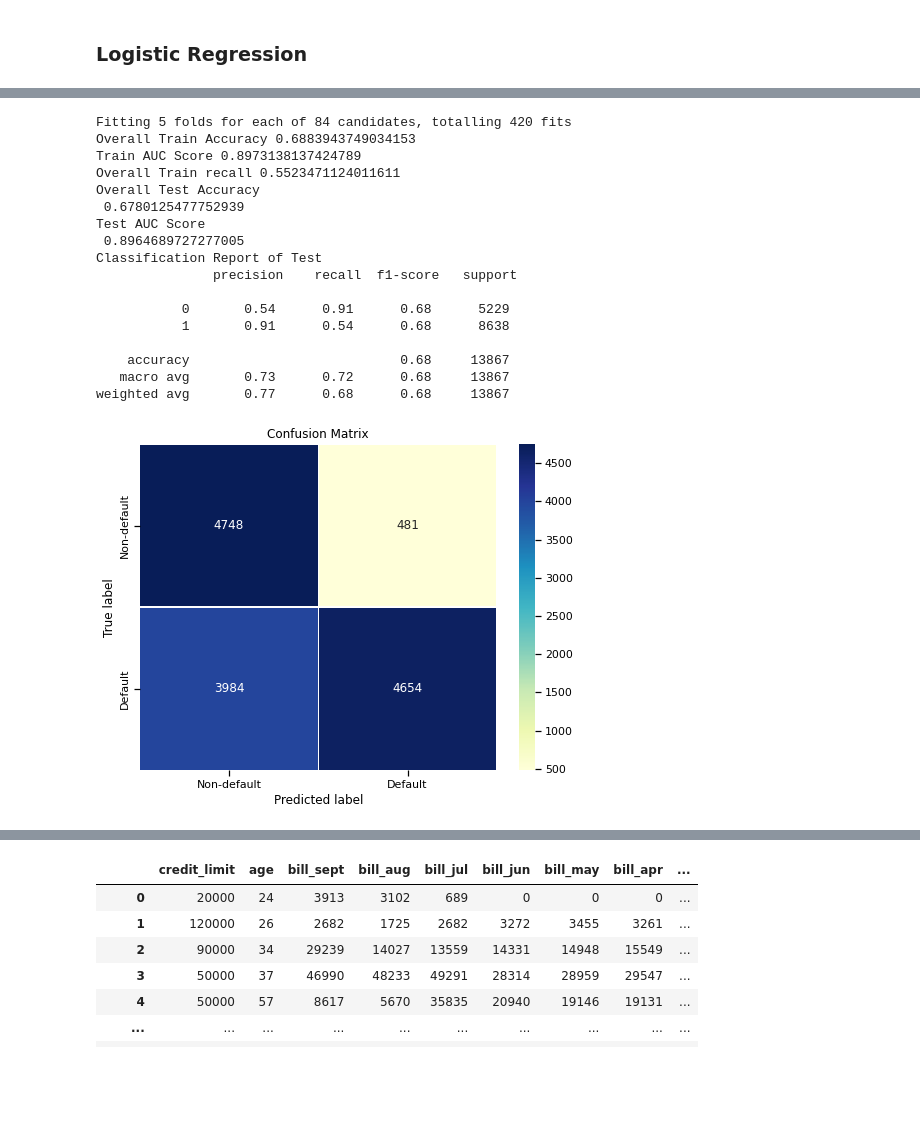
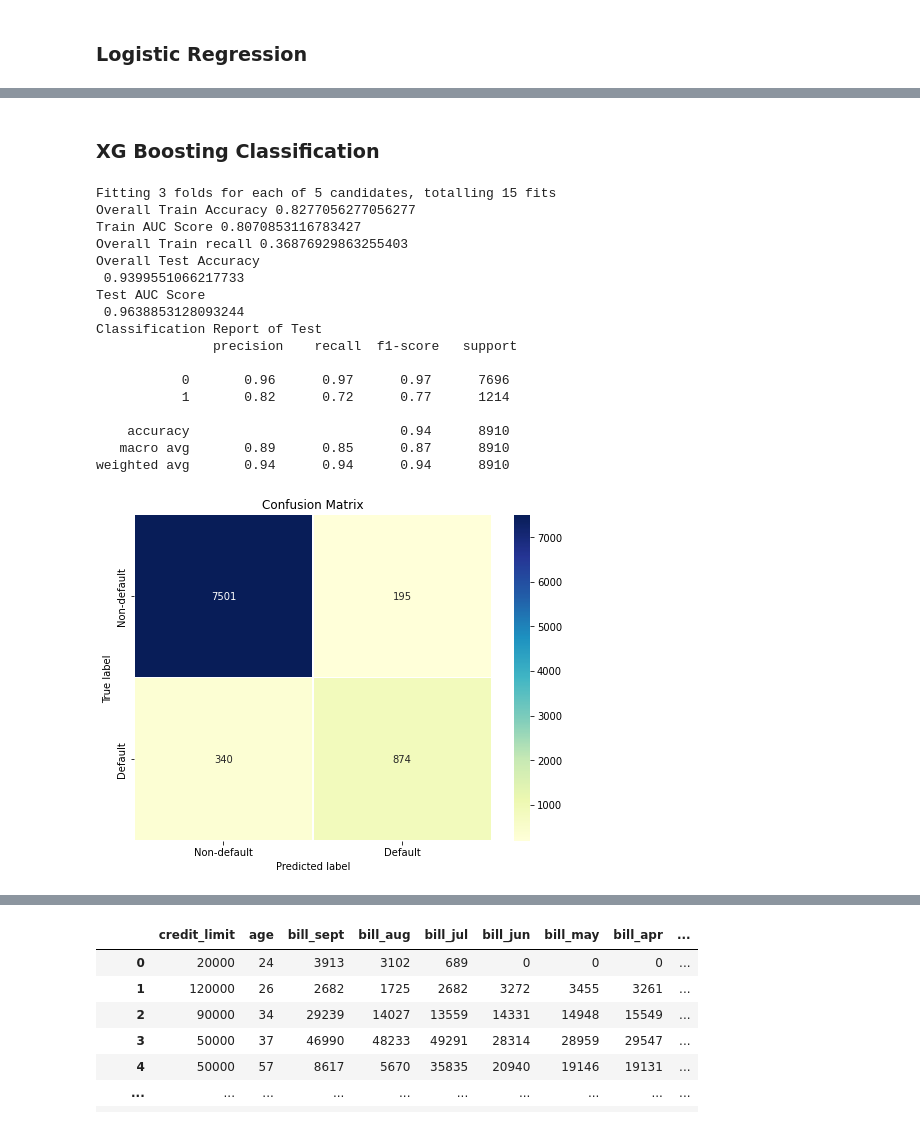
Before and after one commit to krishna9734/Credit-Card-Default-Prediction, a Jupyter notebook: Copy_of_Credit_Card_Default_Prediction_Capstone_Project.ipynb, the cells around one changed output, grey strips where cells are left out. Saved outputs shown, nothing was run; the diff lists cells and outputs as text; code cells hidden in the pictures; blank space fills up the shorter version.

```diff
--- a/Copy_of_Credit_Card_Default_Prediction_Capstone_Project.ipynb
+++ b/Copy_of_Credit_Card_Default_Prediction_Capstone_Project.ipynb
@@ -636,6 +552,6 @@ print(str(len(embeded_rf_feature)), 'Selected Features')
 # %%
 print('Selected features to fit models are the following: \n',embeded_rf_feature)
 #selected_features in new dataframe
-balanced_df_new = balanced_df[['IsDefaulter','credit_limit', 'age', 'bill_sept', 'bill_aug', 'bill_jul', 'bill_jun', 'bill_may', 'bill_apr', 'payment_amount_sept', 'payment_amount_aug', 'payment_amount_jul', 'payment_amount_jun', 'payment_amount_may', 'payment_amount_apr', 'gender_2', 'marital_status_1', 'marital_status_2', 'education_1', 'education_2', 'payment_status_sept_0', 'payment_status_sept_1', 'payment_status_sept_2', 'payment_status_aug_0', 'payment_status_aug_2', 'payment_status_jul_2']]
+balanced_df_new = dcc_df[['IsDefaulter','credit_limit', 'age','bill_sept','bill_aug','bill_jul','bill_jun','bill_may','bill_apr','payment_amount_sept','payment_amount_aug','payment_amount_jul','payment_amount_jun','payment_amount_may', 'payment_amount_apr','payment_status_sept_0','payment_status_sept_2','payment_status_aug_2','payment_status_jul_2','payment_status_jun_2','payment_status_apr_2']]
 # %% [output]
 Selected features to fit models are the following:
@@ -646,4 +562,5 @@ from sklearn.model_selection import train_test_split
 # Let's split the data into Train and Test
 X = balanced_df_new.drop(['IsDefaulter'], axis=1)
 y = balanced_df_new['IsDefaulter']
-X_train, X_test, y_train, y_test = train_test_split(X,y, test_size=0.3, random_state=42)
+# X_train, X_test, y_train, y_test = train_test_split(X,y, test_size=0.2, random_state=0)
+X_train, X_test, y_train, y_test = train_test_split(X, y, test_size=0.2,random_state=42,stratify=y)
@@ -649,0 +573,6 @@ X_train, X_test, y_train, y_test = train_test_split(X,y, test_size=0.3, random_s
+# %%
+# SMOTE: Synthetic Minority Oversampling Technique
+sm = SMOTE(random_state=42)
+x_smote, y_smote = sm.fit_resample(X_train, y_train)
+print(len(y_smote))
+print(y_smote)
@@ -649,0 +593,5 @@ X_train, X_test, y_train, y_test = train_test_split(X,y, test_size=0.3, random_s
+# %%
+## Storing original Dataset
+X_train = [x_smote]
+y_train = [y_smote]
+name = ['SMOTE']
@@ -686,45 +987,49 @@ def model_eval(algo, Xtrain,ytrain,Xtest,ytest):
+# %% [markdown]
+
+### XG Boosting Classification
 # %%
 # Importing logistic regression
-from sklearn.linear_model import LogisticRegression
+import xgboost as xgb
 # Instantiate a logistic regression classifier
-logreg = LogisticRegression()
+xgb = xgb.XGBClassifier()
 # penalty in Logistic Regression Classifier
 penalties = ['l1','l2', 'elasticnet', 'none']
 # hyperparameter C
 C= [ 0.001, 0.1, 0.5, 1, 1.5, 5, 10]
 # Hyperparameter Grid
-param_dict = {'penalty':penalties, 'max_iter' : [100, 1000,2500], 'C' : C }
-from sklearn.model_selection import GridSearchCV
+param_dict = {'learning_rate': [0.15, 0.1, 0.05], 'n_estimators' : [200, 250], 'max_depth' : [15,20,25], 'min_child_weight' : [1,3], 'gamma': [0.3, 0.2, 0.1], 'min_samples_leaf' : [40, 50]}
+from sklearn.model_selection import RandomizedSearchCV
 # Grid search
-logi_grid = GridSearchCV(estimator=logreg, param_grid = param_dict, cv = 5, verbose=3, n_jobs = -1, scoring='roc_auc')
+xgb_grid = RandomizedSearchCV(estimator=xgb, param_distributions = param_dict, n_jobs=-1, n_iter=5, cv = 3, verbose=2, scoring='roc_auc')
 # Fitting model
-logi_grid.fit(X_train,y_train)
+xgb_grid.fit(X_train,y_train)
 # Storing best estimator
-logi_optimal_model = logi_grid.best_estimator_
+xgb_optimal_model = xgb_grid.best_estimator_
 # class prediction of y on train and test
-y_pred_logi_grid = logi_optimal_model.predict(X_test)
-y_train_pred_logi_grid = logi_optimal_model.predict(X_train)
+#class prediction of y on train and test
+y_pred_xgb_grid=xgb_optimal_model.predict(X_test)
+y_train_pred_xgb_grid=xgb_optimal_model.predict(X_train)
 # Get the probabilities on train and test
-y_pred_prob_logi_grid = logi_optimal_model.predict_proba(X_train)[:,1]
-y_train_pred_prob_logi_grid = logi_optimal_model.predict_proba(X_test)[:,1]
+y_pred_prob_xgb_grid = xgb_optimal_model.predict_proba(X_train)[:,1]
+y_train_pred_prob_xgb_grid = xgb_optimal_model.predict_proba(X_test)[:,1]
 # Now getting the model Evalution
-model_eval(LogisticRegression(), X_train, y_train_pred_logi_grid, X_test, y_pred_logi_grid)
+model_eval(xgb, X_train, y_train_pred_xgb_grid, X_test, y_pred_xgb_grid)
 # %% [output]
-Fitting 5 folds for each of 84 candidates, totalling 420 fits
-Overall Train Accuracy 0.6883943749034153
-Train AUC Score 0.8973138137424789
-Overall Train recall 0.5523471124011611
+Fitting 3 folds for each of 5 candidates, totalling 15 fits
+Overall Train Accuracy 0.8277056277056277
+Train AUC Score 0.8070853116783427
+Overall Train recall 0.36876929863255403
 Overall Test Accuracy
- 0.6780125477752939
+ 0.9399551066217733
 Test AUC Score
- 0.8964689727277005
+ 0.9638853128093244
 Classification Report of Test
                precision    recall  f1-score   support
 
-           0       0.54      0.91      0.68      5229
-           1       0.91      0.54      0.68      8638
+           0       0.96      0.97      0.97      7696
+           1       0.82      0.72      0.77      1214
 
-    accuracy                           0.68     13867
-   macro avg       0.73      0.72      0.68     13867
-weighted avg       0.77      0.68      0.68     13867
+    accuracy                           0.94      8910
+   macro avg       0.89      0.85      0.87      8910
+weighted avg       0.94      0.94      0.94      8910
-[figure, old version]
+[figure, new version]
```
Also changed, not shown: parts of 49 cells of this notebook.
